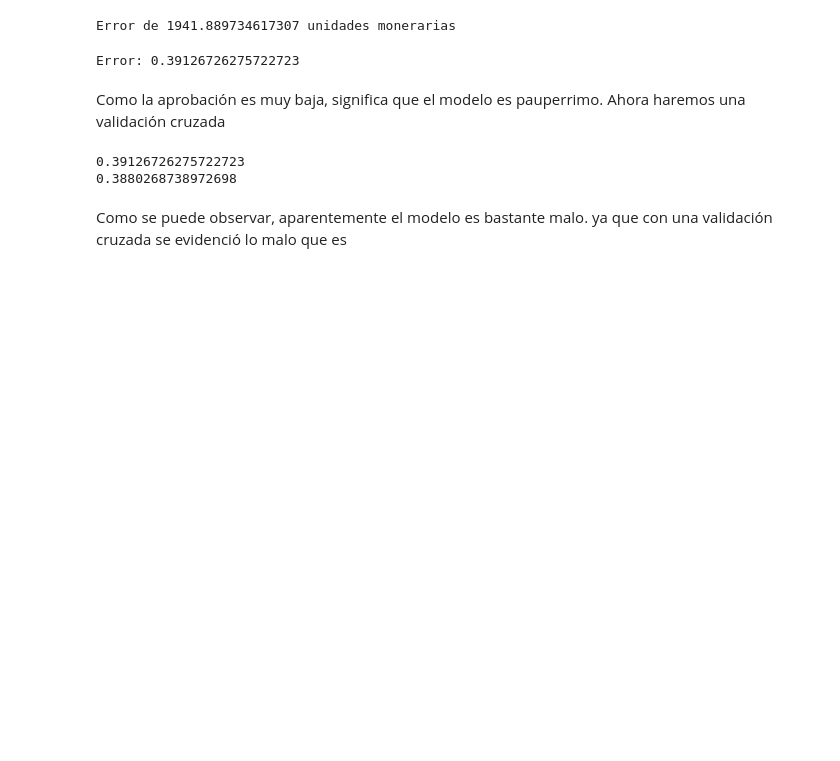
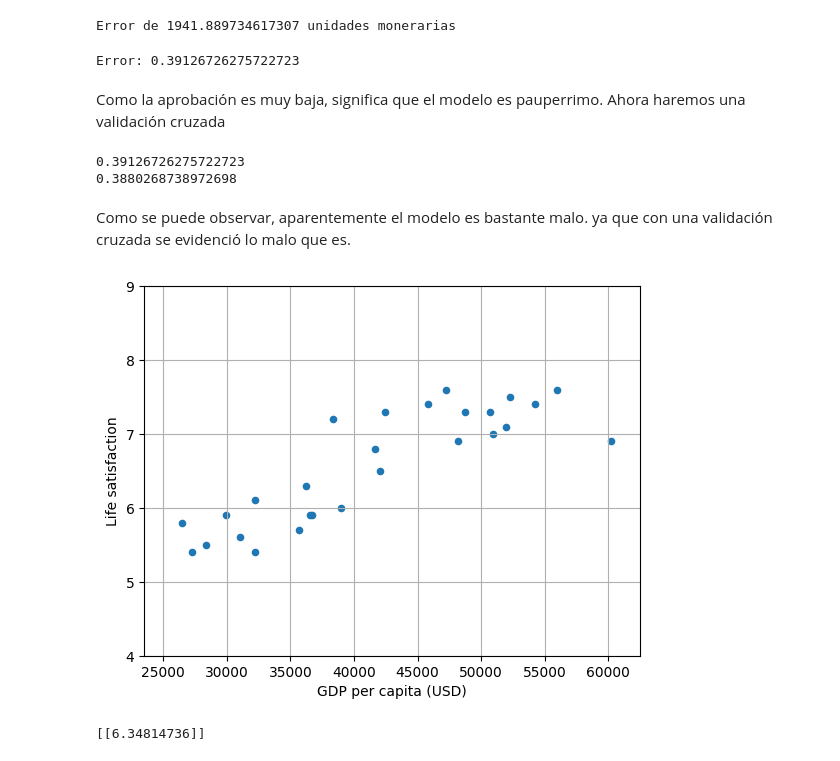
Before and after one commit to faxio/machineLearning, a Jupyter notebook: regresionLineal.ipynb, the cells around one changed output. Drawn from its saved outputs; the diff is of its cells as text; code cells hidden in the pictures; blank space fills up the shorter version.

```diff
--- a/regresionLineal.ipynb
+++ b/regresionLineal.ipynb
@@ -105,4 +105,40 @@ print(scores.mean())
 0.39126726275722723
 0.3880268738972698
 # %% [markdown]
-Como se puede observar, aparentemente el modelo es bastante malo. ya que con una validación cruzada se evidenció lo malo que es
+Como se puede observar, aparentemente el modelo es bastante malo. ya que con una validación cruzada se evidenció lo malo que es.
+# %%
+# Ejemplo de que tan felices son las personas teniendo dinero
+import matplotlib.pyplot as plt
+import numpy as np
+import pandas as pd
+from sklearn.linear_model import LinearRegression
+
+# Obtener la data
+lifesat = pd.read_csv("./data/lifesat.csv")
+
+# Variable independiente
+X = lifesat[["GDP per capita (USD)"]].values
+
+#Variable dependiente
+y = lifesat[["Life satisfaction"]].values
+
+# Visualización de la data
+lifesat.plot(kind='scatter', grid=True, x="GDP per capita (USD)", y="Life satisfaction")
+
+# Defininimos los alcances de la grilla
+plt.axis([23_500, 62_500, 4, 9])
+plt.show()
+
+# Seleccionar el modelo lineal
+model = LinearRegression()
+
+# Entrenamos el modelo
+model.fit(X, y)
+# Make a prediction for Cyprus
+X_new = [[38_341]] # Cyprus' GDP per capita in 2020
+
+# Creamos la predicción
+print(model.predict(X_new)) # output: [[6.30165767]]
+# %% [output]
+[figure, added]
+[[6.34814736]]
```
Also changed, not shown: 3 other files.
